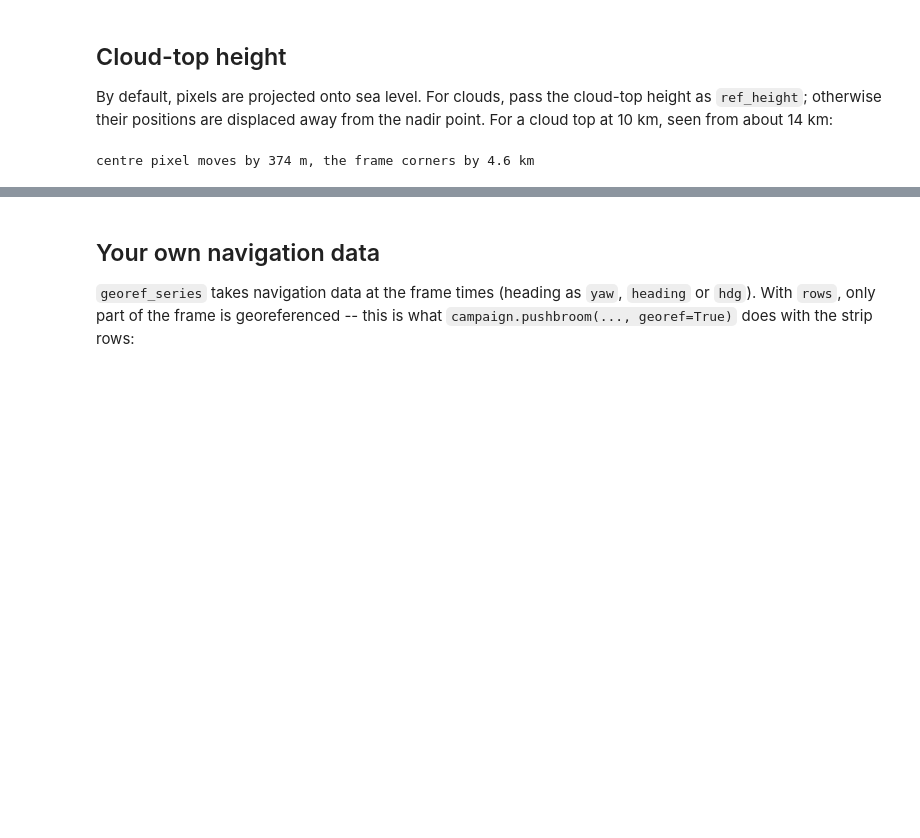
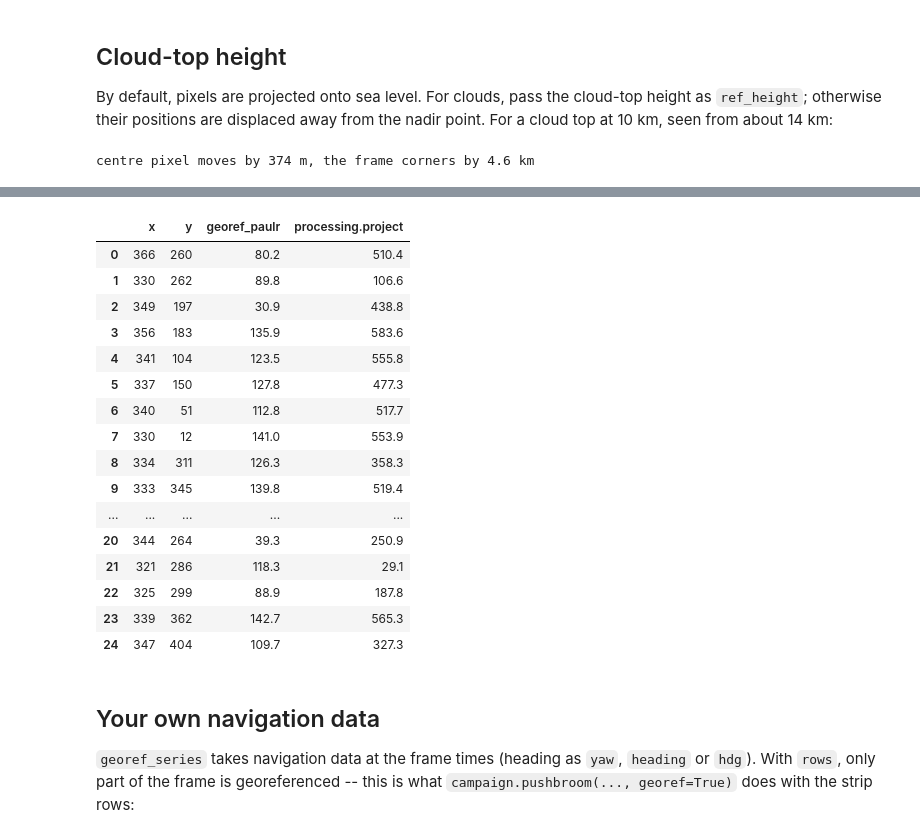
Before and after one commit to radiation-lim/pyVELOX, a Jupyter notebook: velox_tools/notebooks/03_georeferencing.ipynb, the cells around one changed output, grey strips where cells are left out. Saved outputs shown, nothing was run; the diff lists cells and outputs as text; code cells hidden in the pictures; blank space fills up the shorter version.

```diff
--- a/velox_tools/notebooks/03_georeferencing.ipynb
+++ b/velox_tools/notebooks/03_georeferencing.ipynb
@@ -185,0 +280,21 @@ centre pixel moves by 374 m, the frame corners by 4.6 km
+# %%
+from velox_tools import processing
+
+coast_window = slice(coast_time, coast_time + pd.Timedelta(seconds=1) - pd.Timedelta(nanoseconds=1))
+coast_ds = campaign.load_velox(coast_window, channels=coast_channel).isel(band=0)
+if coast_ds.sizes['time'] == 0:
+    raise ValueError('No VELOX exposure in this second; choose a nearby coast_time.')
+coast_ds = coast_ds.isel(time=slice(0, 1)).load()
+coast_nav = campaign.interp_nav(campaign.load_nav(coast_time), coast_ds.time)
+if not all(np.isfinite(coast_nav[key]).all() for key in ('lat', 'lon', 'alt', 'roll', 'pitch', 'hdg')):
+    raise ValueError('Missing navigation at the exposure time; choose another frame.')
+
+coast_calibrated = georef_paulr.georef_series(
+    coast_nav, channel=coast_channel, campaign=coast_ds.attrs['campaign'],
+    footprint=True, ref_height=coast_ref_height,
+).rename({'x-pixel': 'x', 'y-pixel': 'y', 'lat': 'lats', 'lon': 'lons'})
+coast_project = processing.project(coast_ds, nav_data=coast_nav)
+coast_geometries = {'georef_paulr': coast_calibrated, 'processing.project': coast_project}
+coast_bt = coast_ds['BT_2D'].isel(time=0).transpose('x', 'y').values
+print(f'Exposure: {pd.Timestamp(coast_ds.time.values[0])} UTC')
+print(f'Altitude: {float(coast_nav.alt.values[0]):.0f} m; roll: {float(coast_nav["roll"].values[0]):.2f}°')
@@ -186,3 +497,31 @@ centre pixel moves by 374 m, the frame corners by 4.6 km
+# %%
+# The live selection is always available as coast_picker.pixels and coast_picker.residuals.
+# Run this cell after selecting points to take a snapshot for further analysis/export.
+coastal_pixels = coast_picker.pixels.copy()
+coast_residuals = coast_picker.residuals.copy()
+if coastal_pixels:
+    display(coast_residuals.round(1))
+else:
+    print('Click shoreline pixels in the interactive image above to measure their offsets.')
+coast_residuals.to_csv('halo-ac3_shoreline_discrepancies.csv', index=False)
+# %% [output]
+|  | x | y | georef_paulr | processing.project |
+| 0 | 366 | 260 | 80.2 | 510.4 |
+| 1 | 330 | 262 | 89.8 | 106.6 |
+| 2 | 349 | 197 | 30.9 | 438.8 |
+| 3 | 356 | 183 | 135.9 | 583.6 |
+| 4 | 341 | 104 | 123.5 | 555.8 |
+| 5 | 337 | 150 | 127.8 | 477.3 |
+| 6 | 340 | 51 | 112.8 | 517.7 |
+| 7 | 330 | 12 | 141.0 | 553.9 |
+| 8 | 334 | 311 | 126.3 | 358.3 |
+| 9 | 333 | 345 | 139.8 | 519.4 |
+| ... | ... | ... | ... | ... |
+| 20 | 344 | 264 | 39.3 | 250.9 |
+| 21 | 321 | 286 | 118.3 | 29.1 |
+| 22 | 325 | 299 | 88.9 | 187.8 |
+| 23 | 339 | 362 | 142.7 | 565.3 |
+| 24 | 347 | 404 | 109.7 | 327.3 |
 # %% [markdown]
 ## Your own navigation data
 
```
Also changed, not shown: parts of 7 cells of this notebook, 14 other files.
